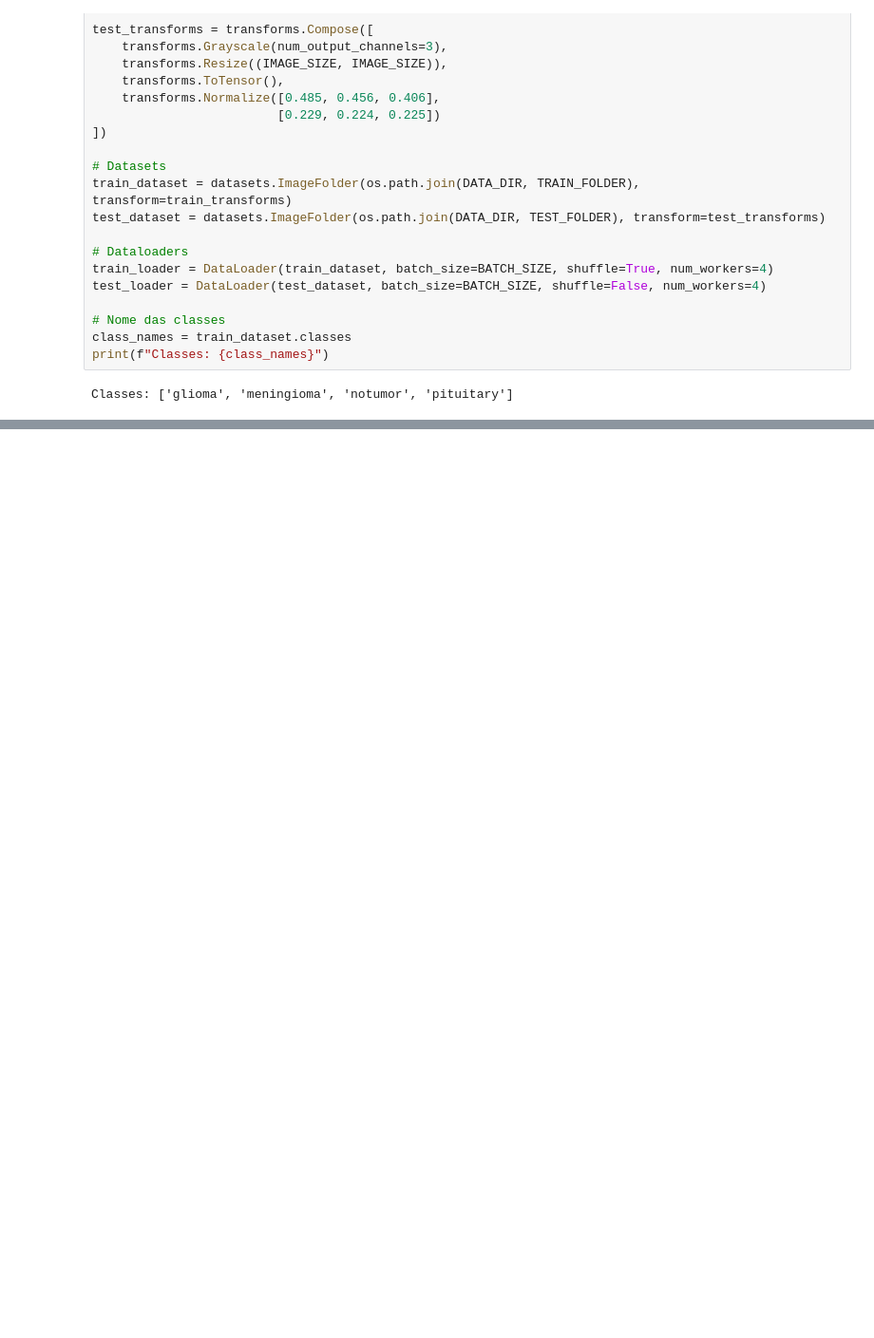
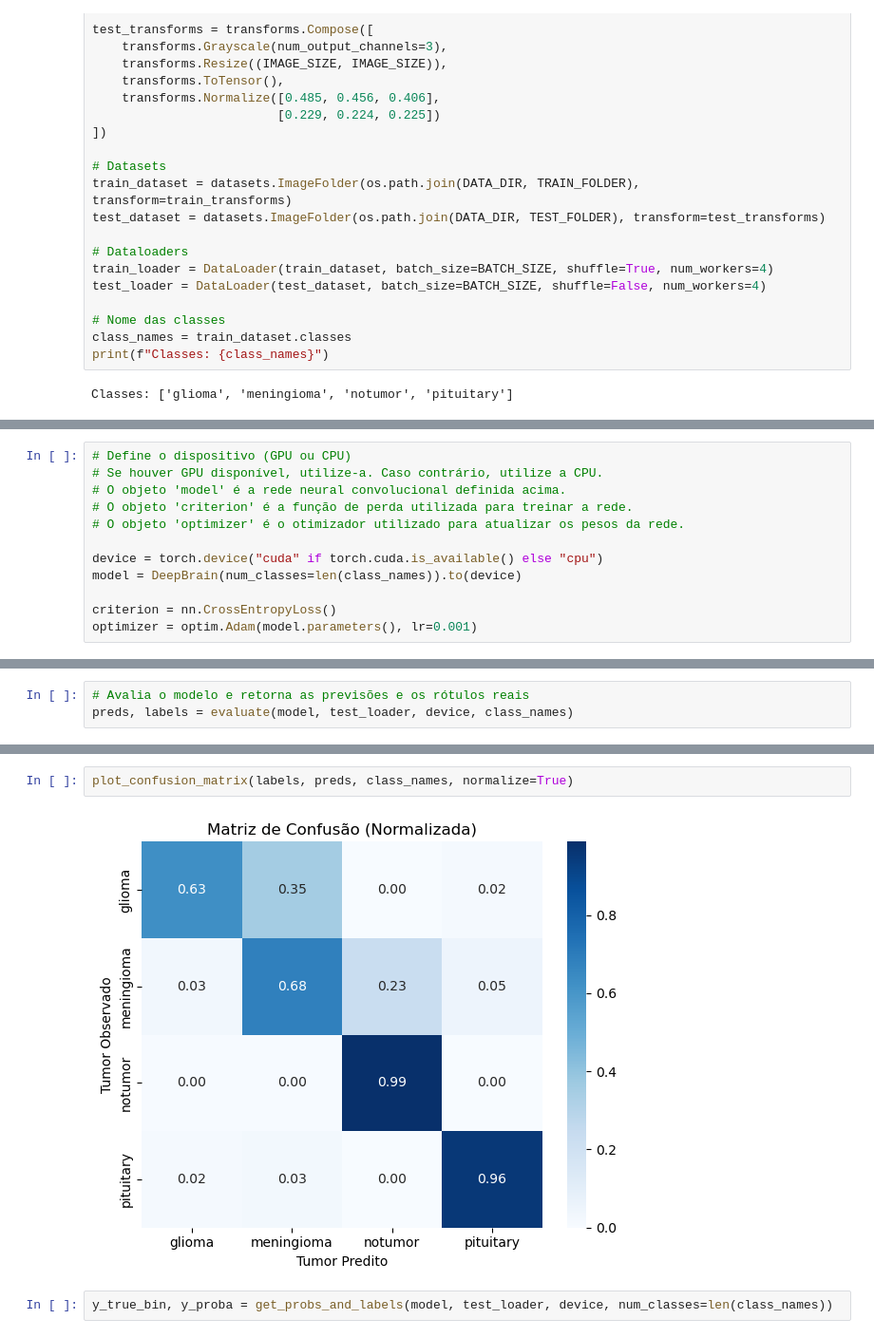
Before and after one commit to Tecnologia-em-Banco-de-Dados-PUC-Minas/eixo5_grupo5_20251, a Jupyter notebook: projeto/notebooks/development.ipynb, the cells around one changed output, grey strips where cells are left out. Shown: that part at 95% size. Saved outputs shown, nothing was run; the diff lists cells and outputs as text; blank space fills up the shorter version.

Commit message:
realiza o treino e avaliação do modelo e salva os gráficos

```diff
--- a/projeto/notebooks/development.ipynb
+++ b/projeto/notebooks/development.ipynb
@@ -74,0 +310,12 @@ Transform: Compose(
+# %%
+# Define o dispositivo (GPU ou CPU)
+# Se houver GPU disponível, utilize-a. Caso contrário, utilize a CPU.
+# O objeto 'model' é a rede neural convolucional definida acima.
+# O objeto 'criterion' é a função de perda utilizada para treinar a rede.
+# O objeto 'optimizer' é o otimizador utilizado para atualizar os pesos da rede.
+
+device = torch.device("cuda" if torch.cuda.is_available() else "cpu")
+model = DeepBrain(num_classes=len(class_names)).to(device)
+
+criterion = nn.CrossEntropyLoss()
+optimizer = optim.Adam(model.parameters(), lr=0.001)
@@ -74,0 +341,3 @@ Transform: Compose(
+# %%
+# Avalia o modelo e retorna as previsões e os rótulos reais
+preds, labels = evaluate(model, test_loader, device, class_names)
@@ -74,0 +357,6 @@ Transform: Compose(
+# %%
+plot_confusion_matrix(labels, preds, class_names, normalize=True)
+# %% [output]
+[figure, added]
+# %%
+y_true_bin, y_proba = get_probs_and_labels(model, test_loader, device, num_classes=len(class_names))
```
Also changed, not shown: parts of 13 cells of this notebook, 4 other files.
